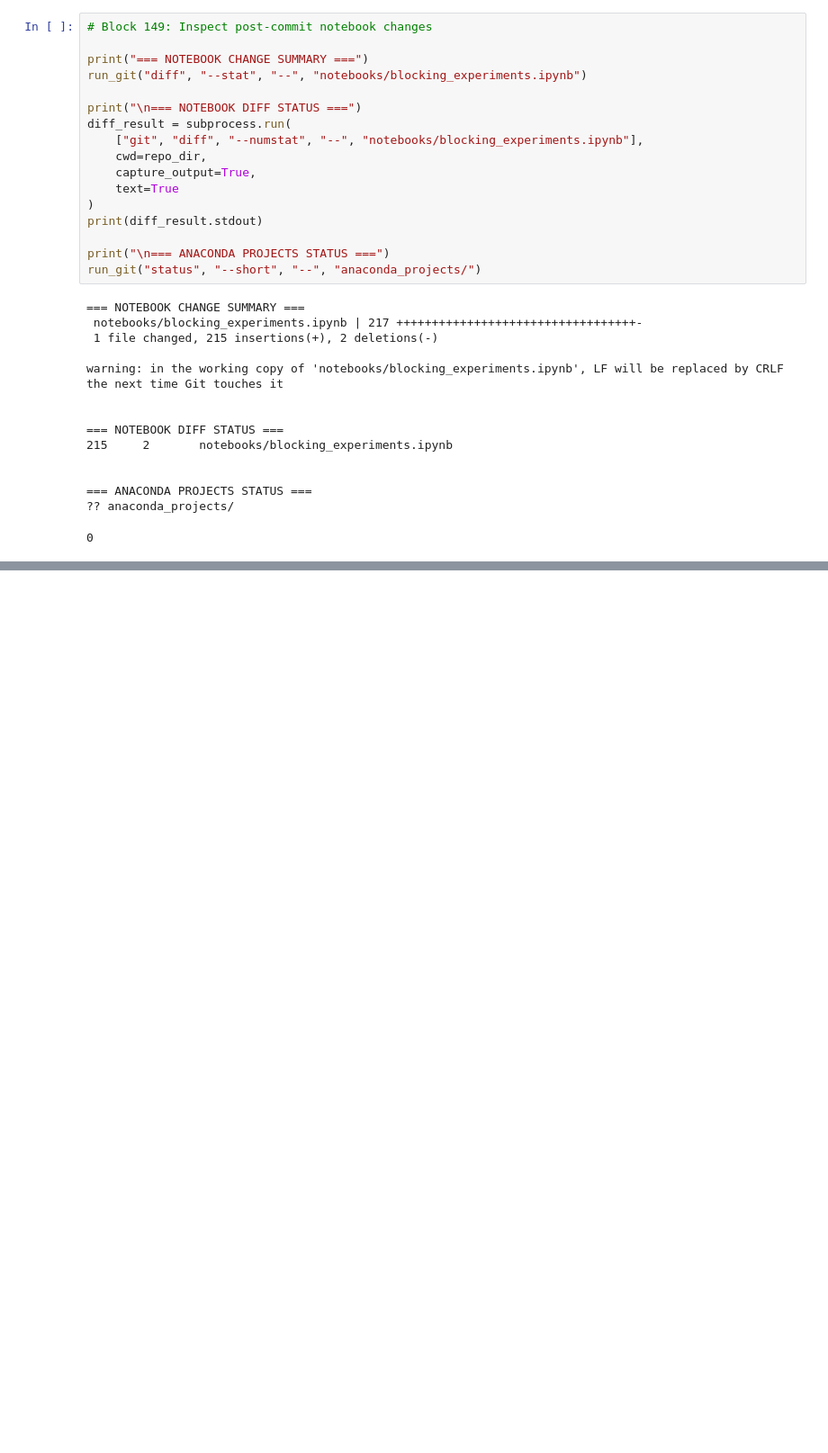
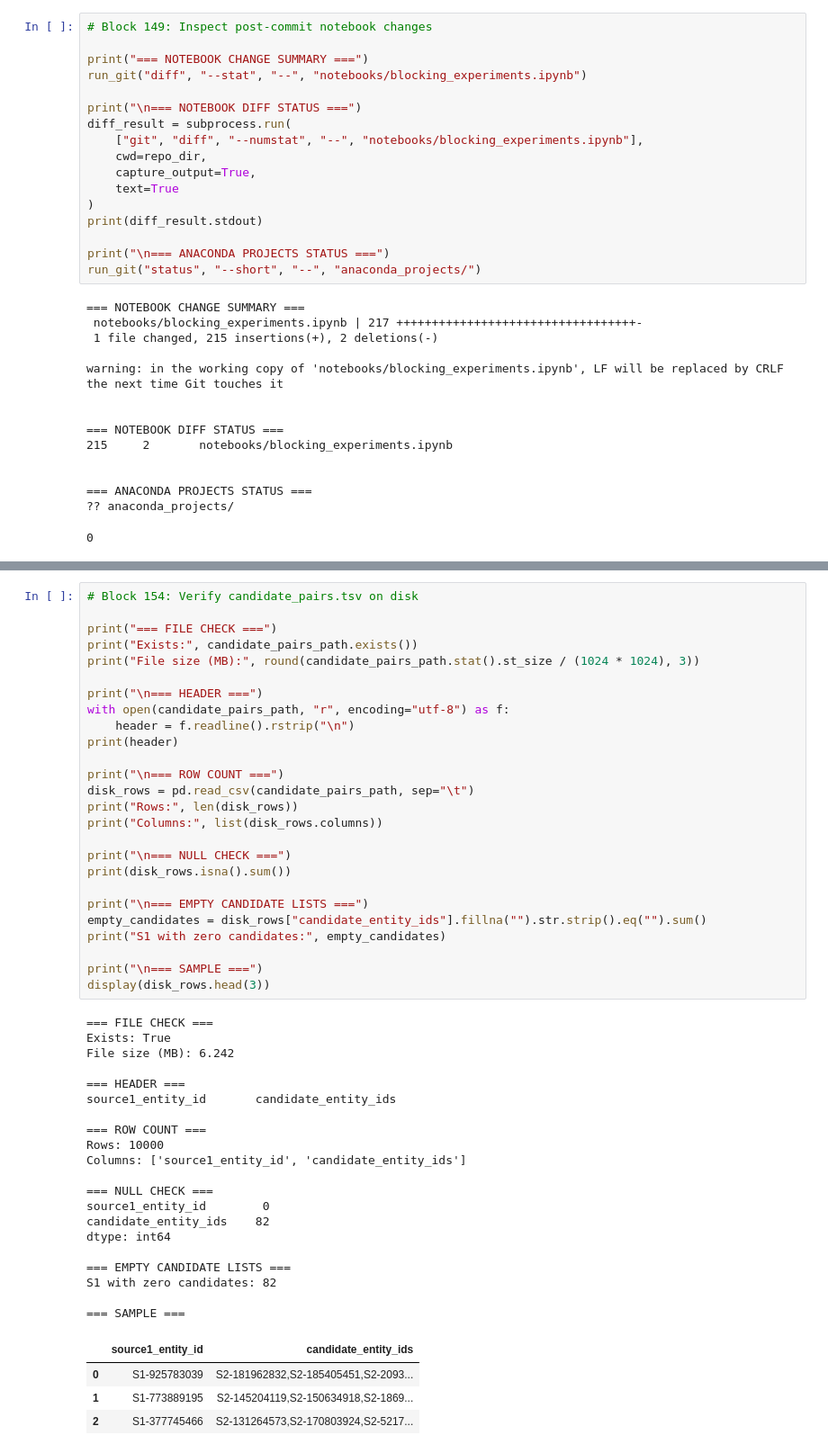
Before and after one commit to NIdhihihi/amazon-ml-entity-resolution, a Jupyter notebook: notebooks/blocking_experiments.ipynb, the cells around one changed output, grey strips where cells are left out. Shown at 90% size. Drawn from its saved outputs; the diff is of its cells as text; blank space fills up the shorter version.

```diff
--- a/notebooks/blocking_experiments.ipynb
+++ b/notebooks/blocking_experiments.ipynb
@@ -7526,0 +7673,51 @@ warning: in the working copy of 'notebooks/blocking_experiments.ipynb', LF will
+# %%
+# Block 154: Verify candidate_pairs.tsv on disk
+
+print("=== FILE CHECK ===")
+print("Exists:", candidate_pairs_path.exists())
+print("File size (MB):", round(candidate_pairs_path.stat().st_size / (1024 * 1024), 3))
+
+print("\n=== HEADER ===")
+with open(candidate_pairs_path, "r", encoding="utf-8") as f:
+    header = f.readline().rstrip("\n")
+print(header)
+
+print("\n=== ROW COUNT ===")
+disk_rows = pd.read_csv(candidate_pairs_path, sep="\t")
+print("Rows:", len(disk_rows))
+print("Columns:", list(disk_rows.columns))
+
+print("\n=== NULL CHECK ===")
+print(disk_rows.isna().sum())
+
+print("\n=== EMPTY CANDIDATE LISTS ===")
+empty_candidates = disk_rows["candidate_entity_ids"].fillna("").str.strip().eq("").sum()
+print("S1 with zero candidates:", empty_candidates)
+
+print("\n=== SAMPLE ===")
+display(disk_rows.head(3))
+# %% [output]
+=== FILE CHECK ===
+Exists: True
+File size (MB): 6.242
+
+=== HEADER ===
+source1_entity_id       candidate_entity_ids
+
+=== ROW COUNT ===
+Rows: 10000
+Columns: ['source1_entity_id', 'candidate_entity_ids']
+
+=== NULL CHECK ===
+source1_entity_id        0
+candidate_entity_ids    82
+dtype: int64
+
+=== EMPTY CANDIDATE LISTS ===
+S1 with zero candidates: 82
+
+=== SAMPLE ===
+|  | source1_entity_id | candidate_entity_ids |
+| 0 | S1-925783039 | S2-181962832,S2-185405451,S2-2093... |
+| 1 | S1-773889195 | S2-145204119,S2-150634918,S2-1869... |
+| 2 | S1-377745466 | S2-131264573,S2-170803924,S2-5217... |
```
Also changed, not shown: parts of 6 cells of this notebook.
